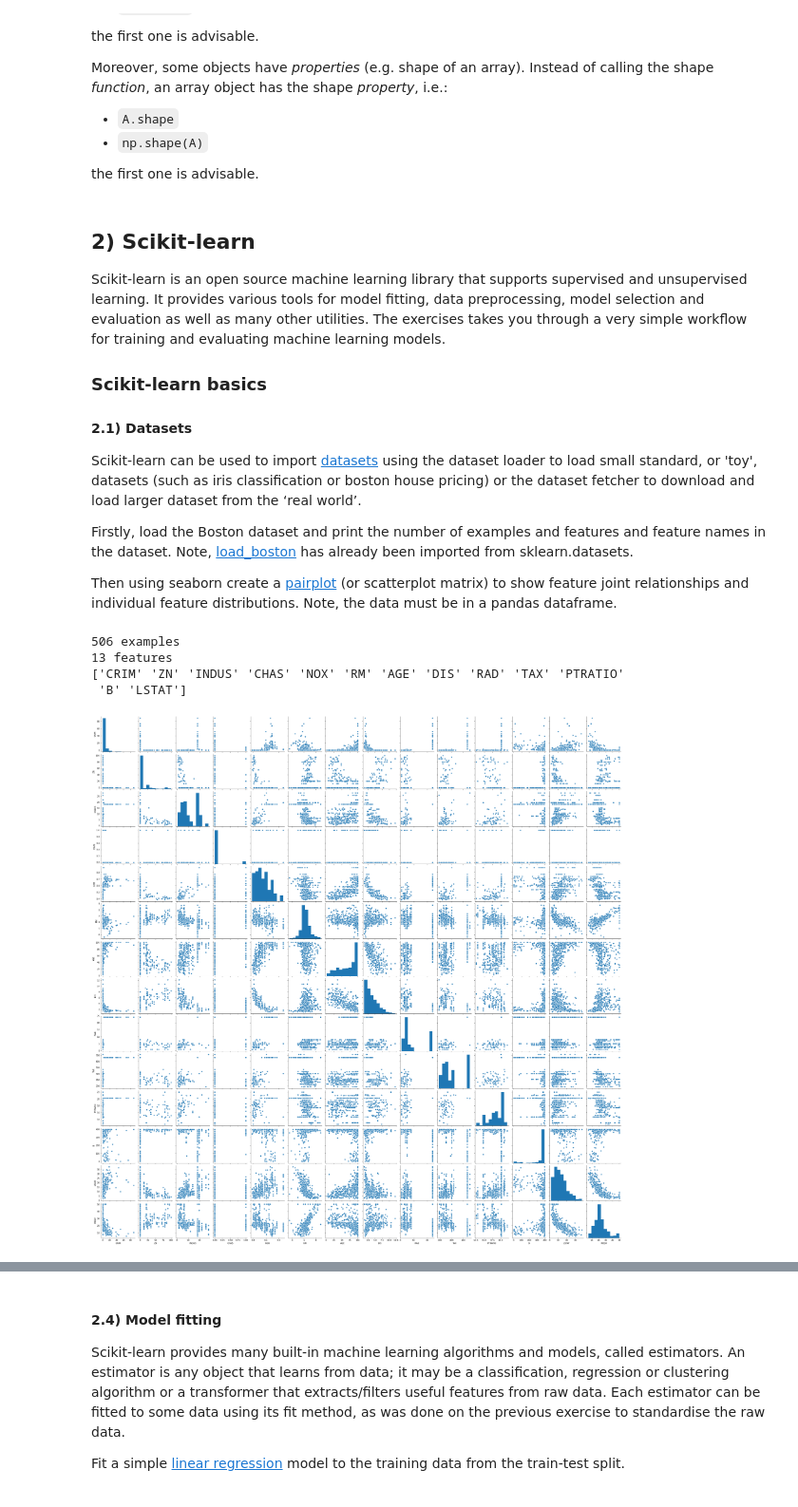
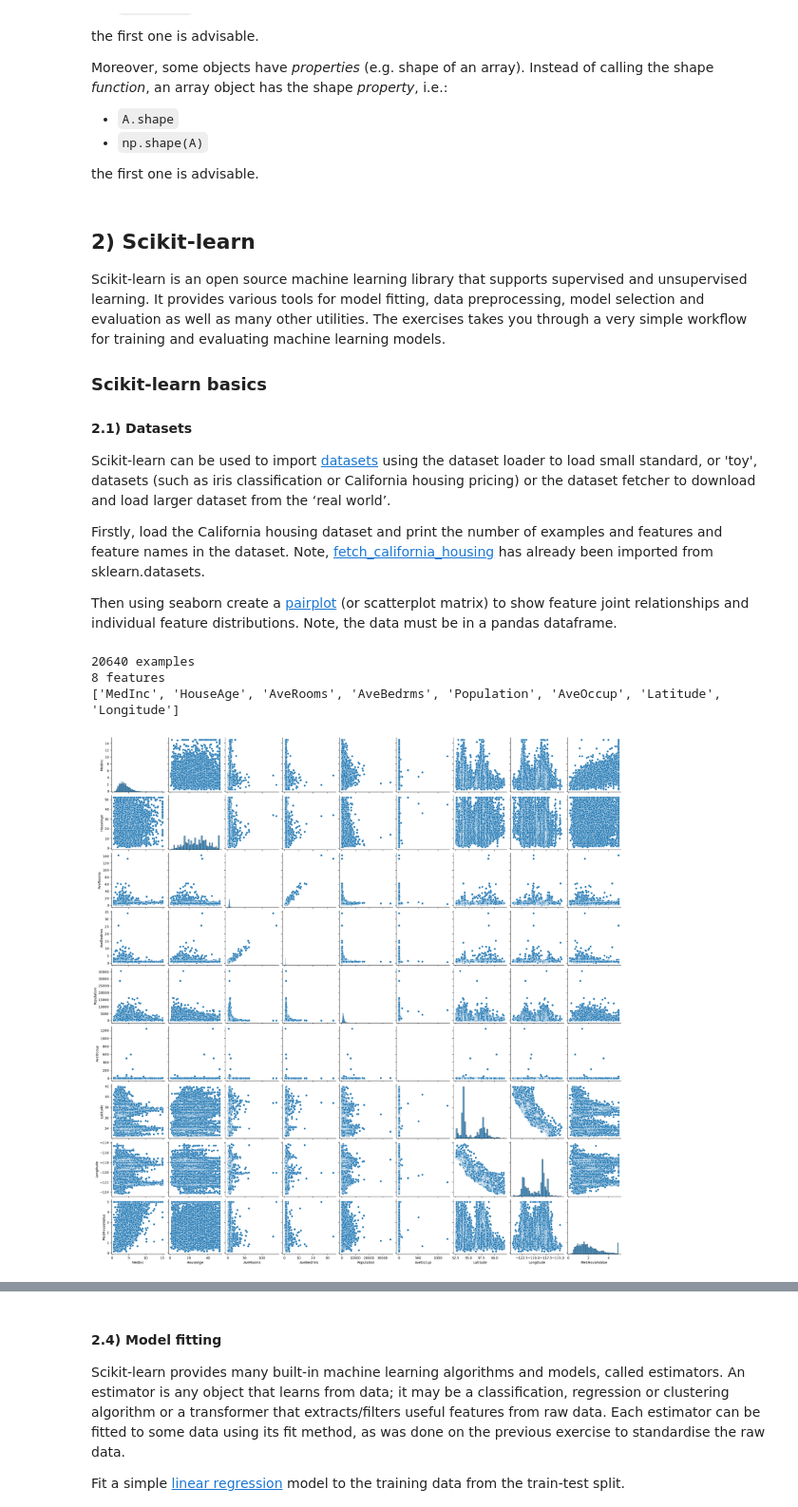
Before and after one commit to uob-COMS30035/lab_sheets_public, a Jupyter notebook: lab1/lab1-intro_to_numpy_scikitlearn_answers.ipynb, the cells around one changed output, grey strips where cells are left out. Shown at 95% size. Cells and saved outputs as stored; diff of their text form; code cells hidden in the pictures.

Commit message:
replace boston with california dataset

```diff
--- a/lab1/lab1-intro_to_numpy_scikitlearn_answers.ipynb
+++ b/lab1/lab1-intro_to_numpy_scikitlearn_answers.ipynb
@@ -360,30 +360,29 @@ Scikit-learn is an open source machine learning library that supports supervised
 ### Scikit-learn basics
 
 #### 2.1) Datasets
-Scikit-learn can be used to import [datasets](https://scikit-learn.org/stable/modules/classes.html#module-sklearn.datasets) using the dataset loader to load small standard, or 'toy', datasets (such as iris classification or boston house pricing) or the  dataset fetcher to download and load larger dataset from the ‘real world’.
+Scikit-learn can be used to import [datasets](https://scikit-learn.org/stable/modules/classes.html#module-sklearn.datasets) using the dataset loader to load small standard, or 'toy', datasets (such as iris classification or California housing pricing) or the  dataset fetcher to download and load larger dataset from the ‘real world’.
 
-Firstly, load the Boston dataset and print the number of examples and features and feature names in the dataset. Note, [load_boston](https://scikit-learn.org/stable/modules/generated/sklearn.datasets.load_boston.html#sklearn.datasets.load_boston) has already been imported from sklearn.datasets.
+Firstly, load the California housing dataset and print the number of examples and features and feature names in the dataset. Note, [fetch_california_housing](https://scikit-learn.org/stable/modules/generated/sklearn.datasets.fetch_california_housing.html) has already been imported from sklearn.datasets.
 
 Then using seaborn create a [pairplot](https://seaborn.pydata.org/tutorial/axis_grids.html) (or scatterplot matrix) to show feature joint relationships and individual feature distributions. Note, the data must be in a pandas dataframe.
 # %%
 # write your code here
 
 ##CORRECT ANSWER##
 
-X, y = load_boston(return_X_y=True)
+X, y = fetch_california_housing(return_X_y=True)
 print(X.shape[0], 'examples')
 print(X.shape[1], 'features')
-feature_names = load_boston().feature_names
+feature_names = fetch_california_housing().feature_names
 print(feature_names)
 
 data = pd.DataFrame(X, columns=feature_names)
-data['MEDV'] = y
+data['MedHouseValue'] = y
 plot = sns.pairplot(data)
 
 ##CORRECT ANSWER##
 # %% [output]
-506 examples
-13 features
-['CRIM' 'ZN' 'INDUS' 'CHAS' 'NOX' 'RM' 'AGE' 'DIS' 'RAD' 'TAX' 'PTRATIO'
- 'B' 'LSTAT']
+20640 examples
+8 features
+['MedInc', 'HouseAge', 'AveRooms', 'AveBedrms', 'Population', 'AveOccup', 'Latitude', 'Longitude']
-[figure, old version]
+[figure, new version]
```
Also changed, not shown: parts of 12 cells of this notebook.
